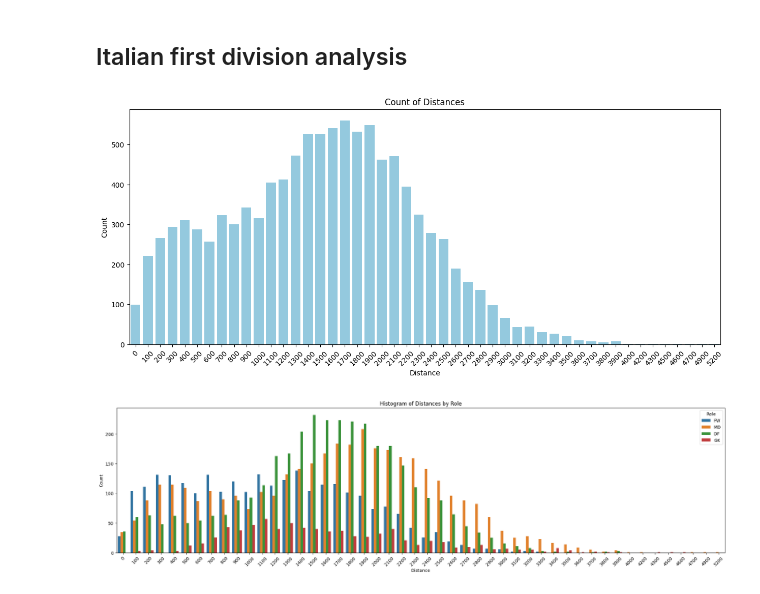
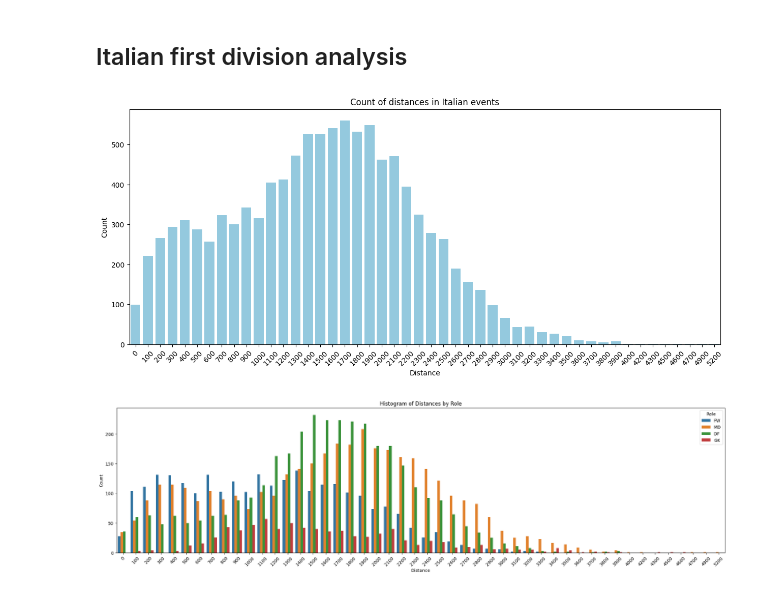
Before and after one commit to PasqualeEsposito/Geospatial_Analytics, a Jupyter notebook: Distances_analysis.ipynb, the cells around one changed output. Drawn from its saved outputs; the diff is of its cells as text; code cells hidden in the pictures.

```diff
--- a/Distances_analysis.ipynb
+++ b/Distances_analysis.ipynb
@@ -61,10 +61,10 @@ events_players_distances_df = compute_distance(events_players_df)
 italian_tmp_df = sum_distances(events_players_distances_df)
 # %%
 distances_count = count_distances(italian_tmp_df)
-# %%
-plot_histogram(distances_count)
-# %% [output]
-[figure, removed]
+# %%
+plot_histogram(distances_count, 'distance', 'count', 'Distance', 'Count', 'Count of distances in Italian events')
+# %% [output]
+[figure, added]
 # %%
 italian_players_role_distances_df = pd.merge(italian_tmp_df, players_df, on='playerId', how='left')
 # %%
```
Also changed, not shown: parts of 14 cells of this notebook, 1 other file.
